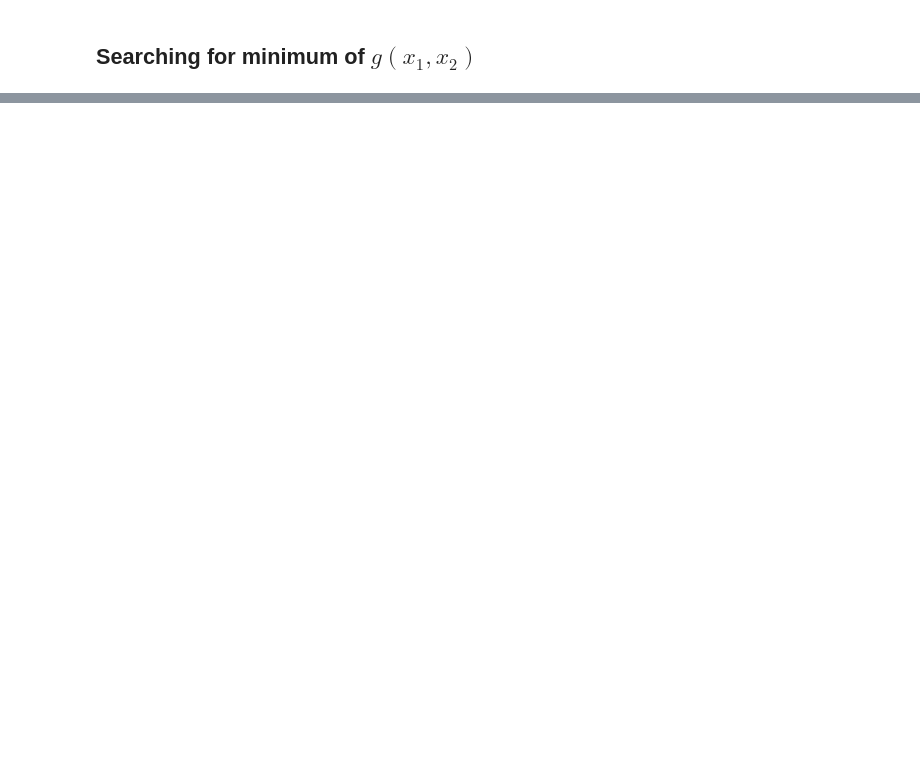
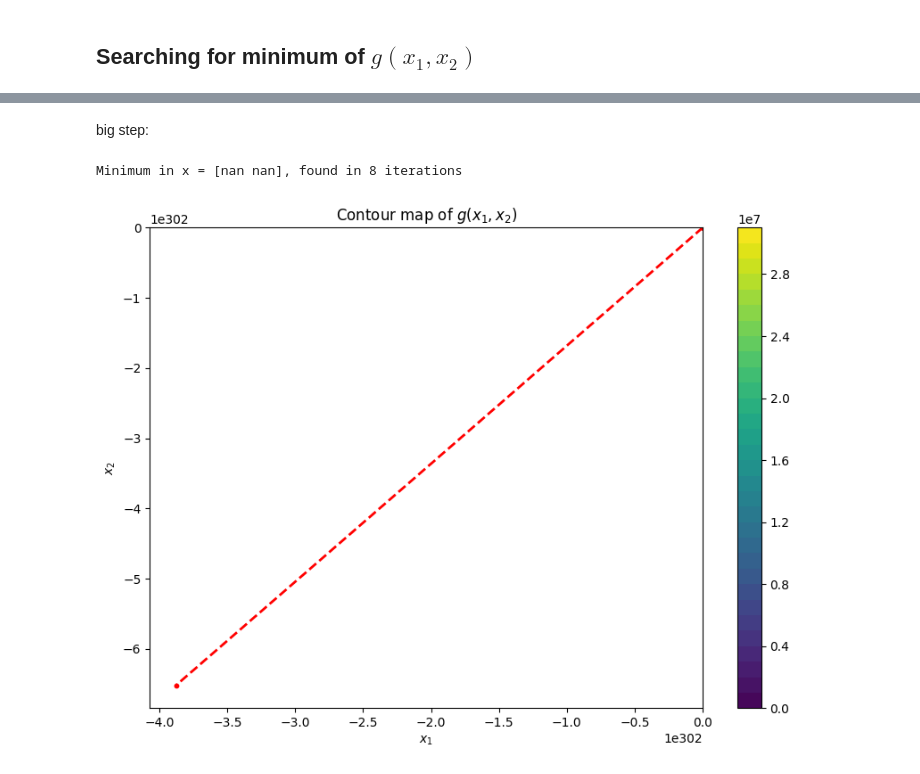
Before and after one commit to NataszaJarecka/WSI_LABS, a Jupyter notebook: Lab 1/experiments.ipynb, the cells around one changed output, grey strips where cells are left out. Cells and saved outputs as stored; diff of their text form; code cells hidden in the pictures; blank space fills up the shorter version.

```diff
--- a/Lab 1/experiments.ipynb
+++ b/Lab 1/experiments.ipynb
@@ -186,13 +315,18 @@ Minimum in x = [-1.41237062], found in 30 iterations, starting point was [-0.221
+# %% [markdown]
+big step:
 # %%
 x1, x2 = sp.symbols('x1 x2')
 
 g = lambda x1, x2:(x1-2)**4 + (x2 + 3)**4 + 2*((x1 - 2)**2)*((x2 + 3)**2)
 variables = [x1, x2]
-step = 0.03
-start = [0, 0]
+step = 0.001
+start = [-20, -40]
 presicion = 0.000001
 iter = 10000
 
-point, i = gradient_descent(g, variables, step, start, presicion, iter)
+point, i, all_points = gradient_descent(g, variables, step, start, presicion, iter)
 
 print(f'Minimum in x = {point}, found in {i} iterations')
+# %% [output]
+Minimum in x = [nan nan], found in 8 iterations
+[figure, added]
```
Also changed, not shown: parts of 10 cells of this notebook, 1 other file.
